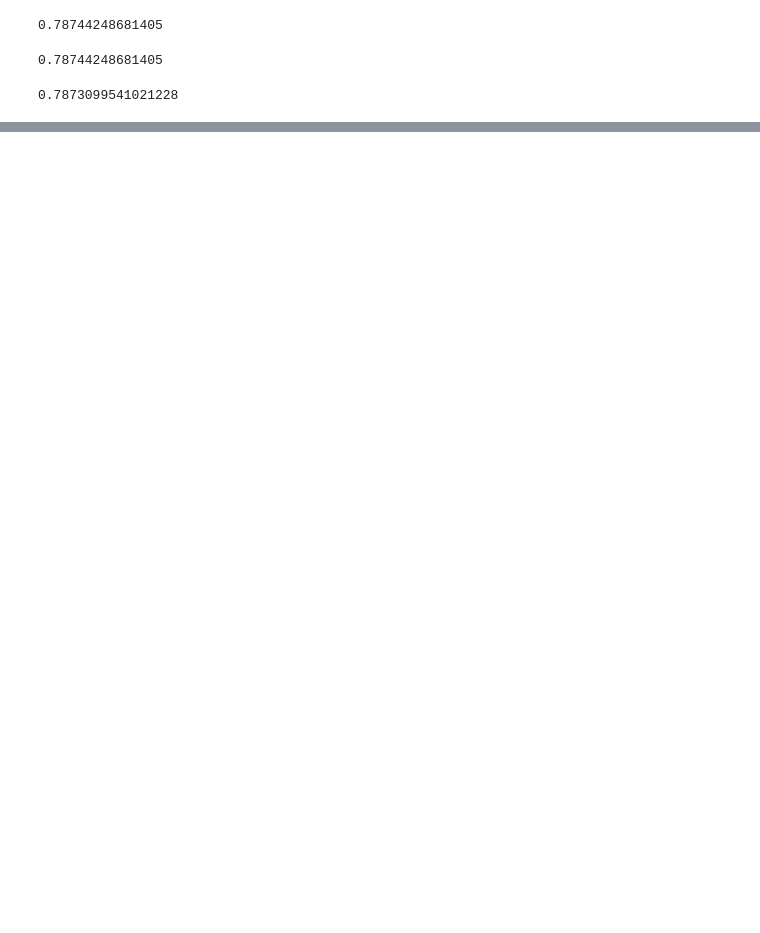
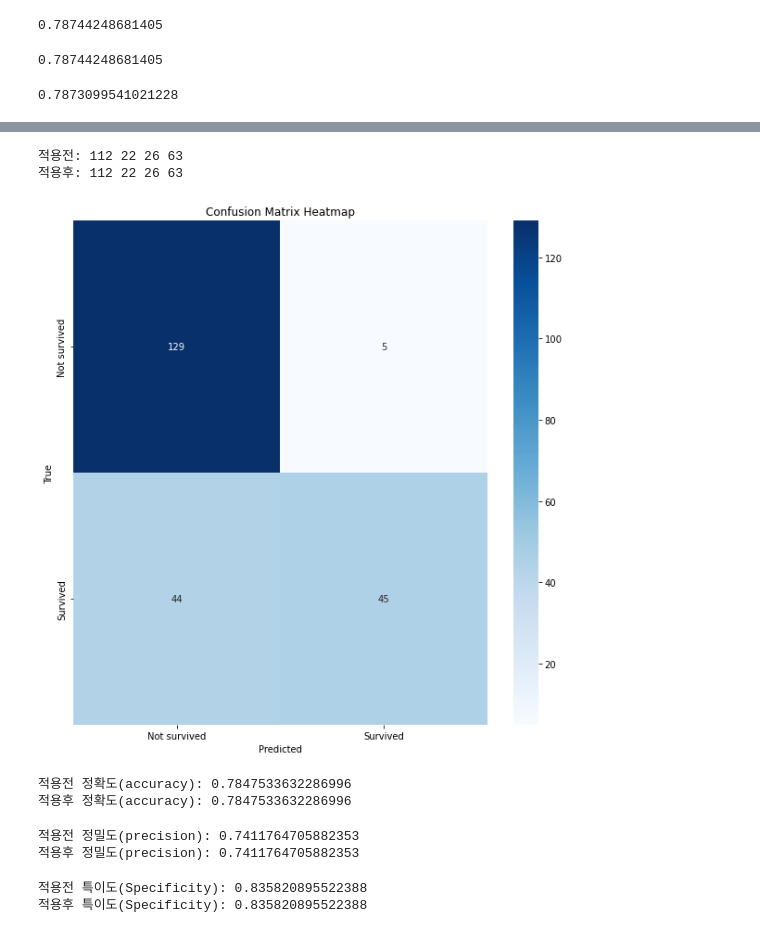
Before and after one commit to py4ine/study_ML, a Jupyter notebook: 20240605_ML_titanic.ipynb, the cells around one changed output, grey strips where cells are left out. Saved outputs shown, nothing was run; the diff lists cells and outputs as text; code cells hidden in the pictures; blank space fills up the shorter version.

```diff
--- a/20240605_ML_titanic.ipynb
+++ b/20240605_ML_titanic.ipynb
@@ -406,3 +427,15 @@ scores = cross_validate(lr, X_train, X_test, cv=splitter)
 np.mean(scores['test_score'])
 # %% [output]
 0.7873099541021228
+# %%
+# GridSearch(그리드서치) 컴퓨터가 일일이 노가다하여 최적의 파라미터를 찾아줌
+
+from sklearn.model_selection import GridSearchCV
+
+params = {'solver' : ['liblinear', 'lbfgs', 'newton-cg', 'sag', 'saga'], 'penalty' : ['l1', 'l2'], 'C' : [0.0001, 0.001, 0.01, 0.1, 1, 5, 10], 'max_iter' : [3, 5, 10, 20, 30, 40, 50]}
+
+gs = GridSearchCV(LogisticRegression(random_state=42), params, cv=5, n_jobs = -1)
+gs.fit(X_train, X_test)
+
+print('최적h파라미터:', gs.best_params_)
+print('교차검증 평균점수:', gs.cv_results_['mean_test_score'])
@@ -408,0 +477,8 @@ np.mean(scores['test_score'])
+# %%
+# 최적 하이퍼파라미터 값 적용하여 모델set 점수 확인
+hlr = LogisticRegression(solver='liblinear', penalty='l2', max_iter=3, C=0.01)
+
+hlr.fit(X_train, X_test)
+
+print(hlr.score(X_train, X_test))
+print(hlr.score(y_train, y_test))
@@ -408,0 +510,58 @@ np.mean(scores['test_score'])
+# %%
+hTN, hFP, hFN, hTP = metrics.confusion_matrix(y_test, y_hat).ravel()
+print('적용전:', TN, FP, FN, TP)
+print('적용후:', hTN, hFP, hFN, hTP)
+# %% [output]
+적용전: 112 22 26 63
+적용후: 112 22 26 63
+# %%
+import seaborn as snsfrom
+from sklearn.metrics import confusion_matrix
+import matplotlib.pyplot as plt
+
+# 테스트 데이터로 모델의 예측값을 얻음
+hy_pred = hlr.predict(y_train)
+# print(y_pred)
+# print(hy_pred)
+
+# 혼동행렬 계산
+hcm = confusion_matrix(y_test, hy_pred)
+# print(cm)
+# print(hcm)
+
+# 클래스 레이블 설정 (0: 비생존, 1: 생존)
+class_labels = ['Not survived', 'Survived']
+
+# 히트맵 그리기
+plt.figure(figsize=(10, 10))
+sns.heatmap(hcm, annot=True, fmt='d', cmap='Blues', xticklabels=class_labels, yticklabels=class_labels)
+plt.xlabel('Predicted')
+plt.ylabel('True')
+plt.title('Confusion Matrix Heatmap')
+plt.show()
+# %% [output]
+[figure, added]
+# %%
+# 정확도(accuracy) 전체 예측에서 정답을 잘 맞춘 것
+h_accuracy = (hTP+hTN) / (hTN+hFP+hFN+hTP)
+print('적용전 정확도(accuracy):', accuracy)
+print('적용후 정확도(accuracy):', h_accuracy)
+# %% [output]
+적용전 정확도(accuracy): 0.7847533632286996
+적용후 정확도(accuracy): 0.7847533632286996
+# %%
+# "양성으로 예측"한 것 중 "실제 양성"인 것
+h_precision = hTP / (hTP + hFP)
+print('적용전 정밀도(precision):', precision)
+print('적용후 정밀도(precision):', h_precision)
+# %% [output]
+적용전 정밀도(precision): 0.7411764705882353
+적용후 정밀도(precision): 0.7411764705882353
+# %%
+# "실제 음성"인데 "예측을 음성"이라고 한 것
+h_specificity = hTN / (hTN+hFP)
+print('적용전 특이도(Specificity):', specificity)
+print('적용후 특이도(Specificity):', h_specificity)
+# %% [output]
+적용전 특이도(Specificity): 0.835820895522388
+적용후 특이도(Specificity): 0.835820895522388
```
Also changed, not shown: parts of 19 cells of this notebook.
